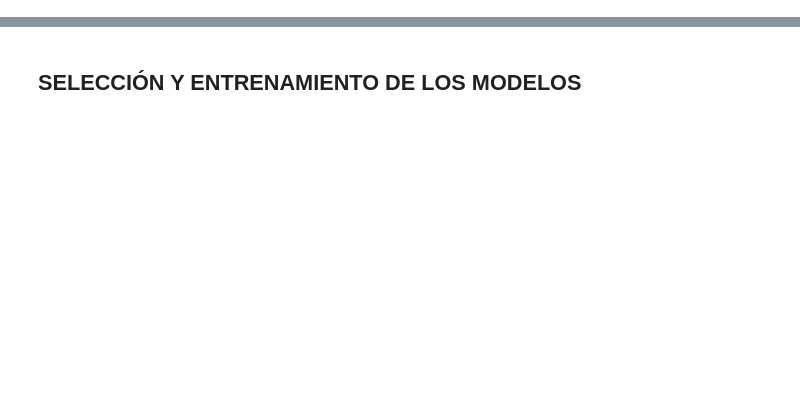
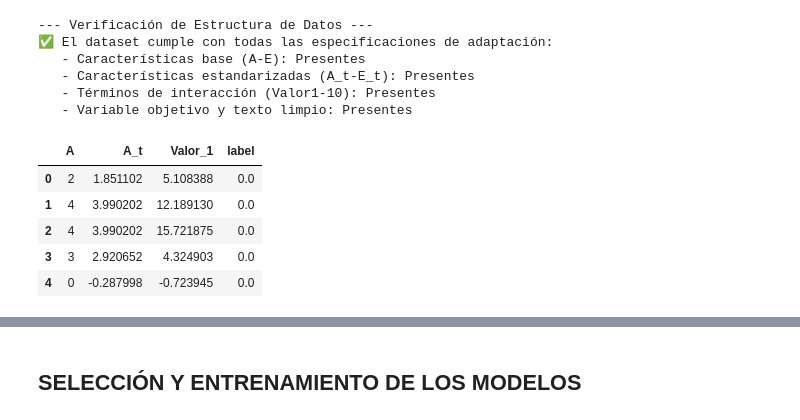
Before and after one commit to Zelechos/Prueba-tecnica-Programador-Fullstack-Efiempresa, a Jupyter notebook: machinelearning/activities/activity_03/muinar05_act3/Actividad_3_notebook_base.ipynb, the cells around one changed output, grey strips where cells are left out. Drawn from its saved outputs; the diff is of its cells as text; code cells hidden in the pictures; blank space fills up the shorter version.

```diff
--- a/machinelearning/activities/activity_03/muinar05_act3/Actividad_3_notebook_base.ipynb
+++ b/machinelearning/activities/activity_03/muinar05_act3/Actividad_3_notebook_base.ipynb
@@ -61,0 +152,42 @@ El dataset original proporcionado en el proyecto transversal ha sido adaptado pa
+# %%
+import pandas as pd
+
+# Verificación técnica del dataset según las especificaciones de la actividad
+df_verify = pd.read_csv('/content/out_act3.csv')
+
+# Lista de columnas esperadas según la descripción
+features_original = ['A', 'B', 'C', 'D', 'E']
+features_standard = ['A_t', 'B_t', 'C_t', 'D_t', 'E_t']
+features_interaction = [f'Valor_{i}' for i in range(1, 11)]
+target = ['label']
+text = ['comentario']
+
+all_expected = features_original + features_standard + features_interaction + target + text
+
+print("--- Verificación de Estructura de Datos ---")
+missing = [col for col in all_expected if col not in df_verify.columns]
+
+if not missing:
+    print("✅ El dataset cumple con todas las especificaciones de adaptación:")
+    print(f"   - Características base (A-E): Presentes")
+    print(f"   - Características estandarizadas (A_t-E_t): Presentes")
+    print(f"   - Términos de interacción (Valor1-10): Presentes")
+    print(f"   - Variable objetivo y texto limpio: Presentes")
+else:
+    print(f"⚠️ Faltan las siguientes columnas: {missing}")
+
+# Mostrar una muestra de las columnas de ingeniería de características
+display(df_verify[['A', 'A_t', 'Valor_1', 'label']].head())
+# %% [output]
+--- Verificación de Estructura de Datos ---
+✅ El dataset cumple con todas las especificaciones de adaptación:
+   - Características base (A-E): Presentes
+   - Características estandarizadas (A_t-E_t): Presentes
+   - Términos de interacción (Valor1-10): Presentes
+   - Variable objetivo y texto limpio: Presentes
+|  | A | A_t | Valor_1 | label |
+| 0 | 2 | 1.851102 | 5.108388 | 0.0 |
+| 1 | 4 | 3.990202 | 12.189130 | 0.0 |
+| 2 | 4 | 3.990202 | 15.721875 | 0.0 |
+| 3 | 3 | 2.920652 | 4.324903 | 0.0 |
+| 4 | 0 | -0.287998 | -0.723945 | 0.0 |
```
Also changed, not shown: parts of 22 cells of this notebook.
